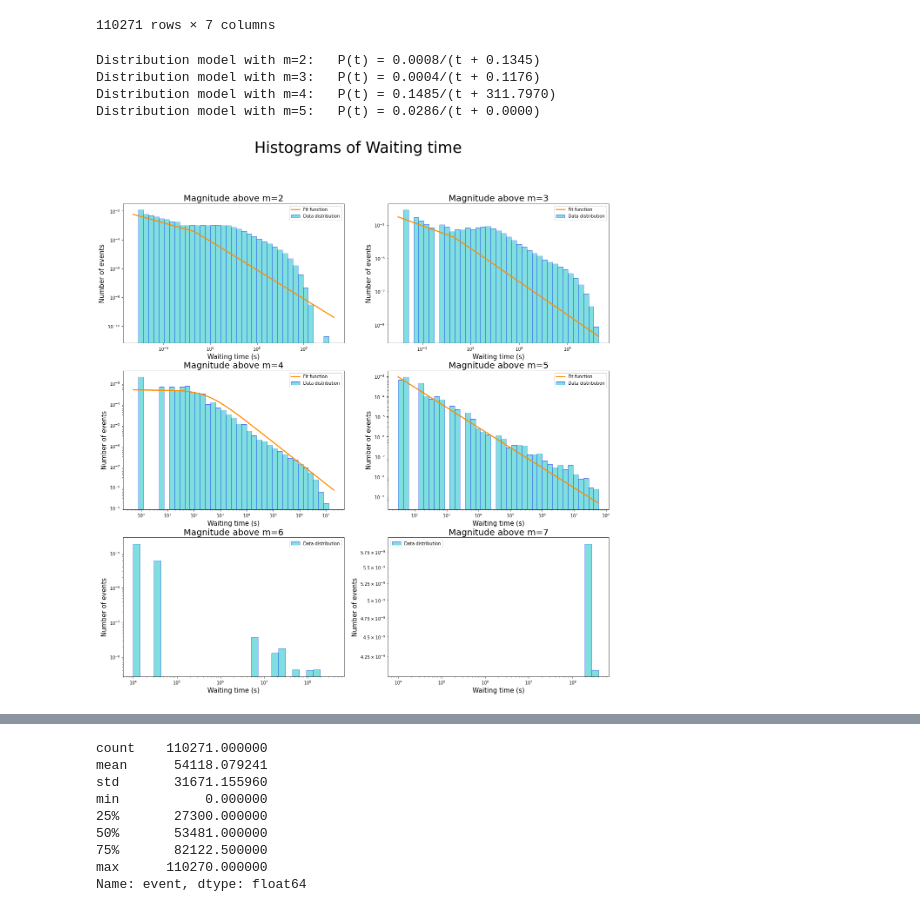
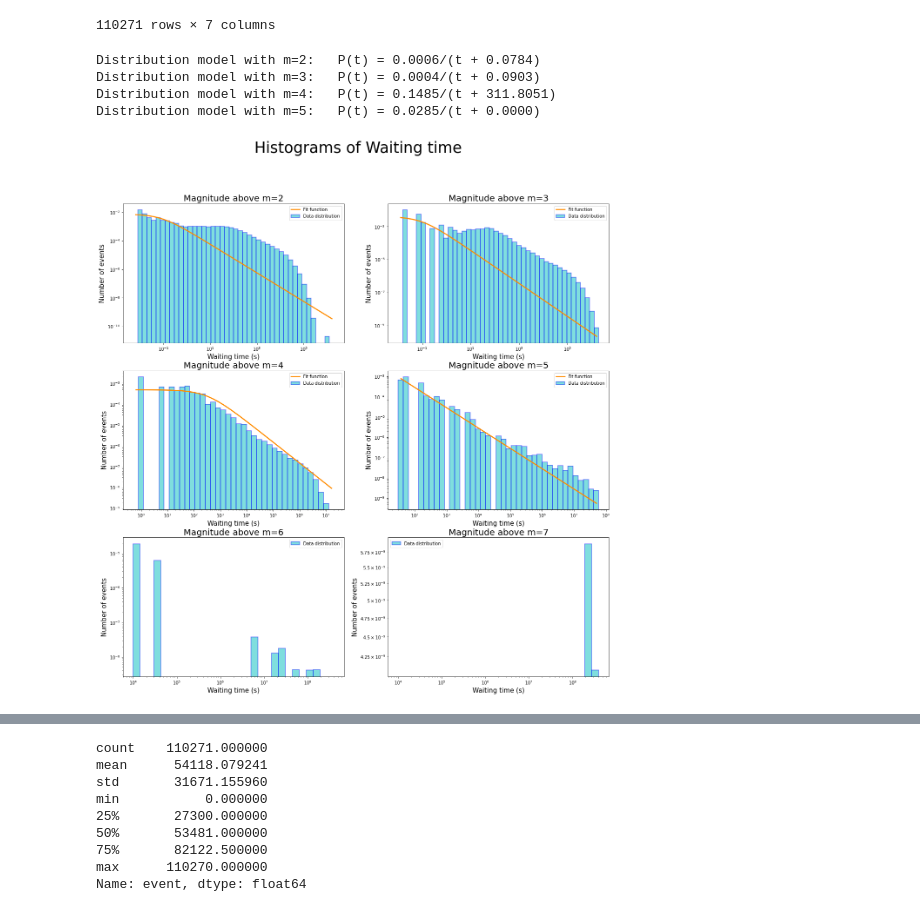
Before and after one commit to andreazanola98/Earthquake-Data-Analysis, a Jupyter notebook: Giuseppe.ipynb, the cells around one changed output, grey strips where cells are left out. Drawn from its saved outputs; the diff is of its cells as text; code cells hidden in the pictures.

```diff
--- a/Giuseppe.ipynb
+++ b/Giuseppe.ipynb
@@ -62,41 +65,41 @@ fig, ((ax1, ax2),(bx1, bx2),(cx1, cx2)) = plt.subplots(nrows=3, ncols=2, figsize
 fig.suptitle('Histograms of Waiting time', fontsize=35)
 
 #lists for histograms
-bin_list = [np.logspace(np.log10(5*10**(-3)), np.log10(2*10**6), 40), np.logspace(np.log10(10**(-2)),np.log10(2*10**6), 40),
+bin_list = [np.logspace(np.log10(5*10**(-3)), np.log10(2*10**6), 45), np.logspace(np.log10(10**(-2)),np.log10(2*10**6), 45),
             np.logspace(np.log10(0.5), np.log10(2*10**7), 40), np.logspace(np.log10(30),np.log10(6*10**7), 40),
             np.logspace(np.log10(10**4), np.log10(4*10**8), 30), np.logspace(np.log10(10**4), np.log10(4*10**8), 30)]
 m_list = [i for i in range(2,8,1)]
 plot_list = [ax1, ax2, bx1, bx2, cx1, cx2]
 
 for b,m,p in zip(bin_list, m_list, plot_list):
 
     #select events with m or above magnitude
     mask = df['mag'] >= m
     dt = df['t'][mask].diff().dropna(how='any')
 
     #histogram of waiting time
     n, bins, patches = p.hist(dt, bins = b, alpha = 0.5, color = 'c', edgecolor='b',
-                              label = 'Data distribution', density=True)
+                              label = 'Data distribution', density=True, histtype='bar', linewidth=1.5)
     p.set_xscale('log')
     p.set_yscale('log')
     p.set_title('Magnitude above m=' + str(m), fontsize=20)
     p.set_xlabel('Waiting time (s)', fontsize=15)
     p.set_ylabel('Number of events', fontsize=15)
     #p.grid(True, linestyle="--", linewidth=0.5, color='.25', axis='y')
 
     #fit the distribution (sistemare)
     if m < 6 :
         binscenters = np.array([0.5 * (bins[i] + bins[i+1]) for i in range(len(bins)-1)])
-        xspace = np.linspace(b[0], b[-1], 1000000)
-        par, pcov = curve_fit(fit_pdf, xdata=binscenters, ydata=n, p0=[0.01, 0.1])
-        print("Distribution model with m=%0.0f:   P(t) = %0.4f/(t + %0.4f)" %(m,par[0], abs(par[1])))
+        #xspace = np.linspace(binscenters[0], binscenters[-1], 100)
+        par, pcov = curve_fit(fit_pdf, xdata=binscenters, ydata=n, p0=[100, 0])
+        print("Distribution model with m=%0.0f:   P(t) = %0.4f/(t + %0.4f)" %(m, par[0], abs(par[1])))
 
-        p.plot(xspace, fit_pdf(xspace, *par), color='darkorange', linewidth=2.5, label='Fit function')
+        p.plot(binscenters, fit_pdf(binscenters, *par), color='darkorange', linewidth=2.5, label='Fit function')
 
     p.legend()
 # %% [output]
-Distribution model with m=2:   P(t) = 0.0008/(t + 0.1345)
-Distribution model with m=3:   P(t) = 0.0004/(t + 0.1176)
-Distribution model with m=4:   P(t) = 0.1485/(t + 311.7970)
-Distribution model with m=5:   P(t) = 0.0286/(t + 0.0000)
+Distribution model with m=2:   P(t) = 0.0006/(t + 0.0784)
+Distribution model with m=3:   P(t) = 0.0004/(t + 0.0903)
+Distribution model with m=4:   P(t) = 0.1485/(t + 311.8051)
+Distribution model with m=5:   P(t) = 0.0285/(t + 0.0000)
-[figure, old version]
+[figure, new version]
```
Also changed, not shown: parts of 11 cells of this notebook.
